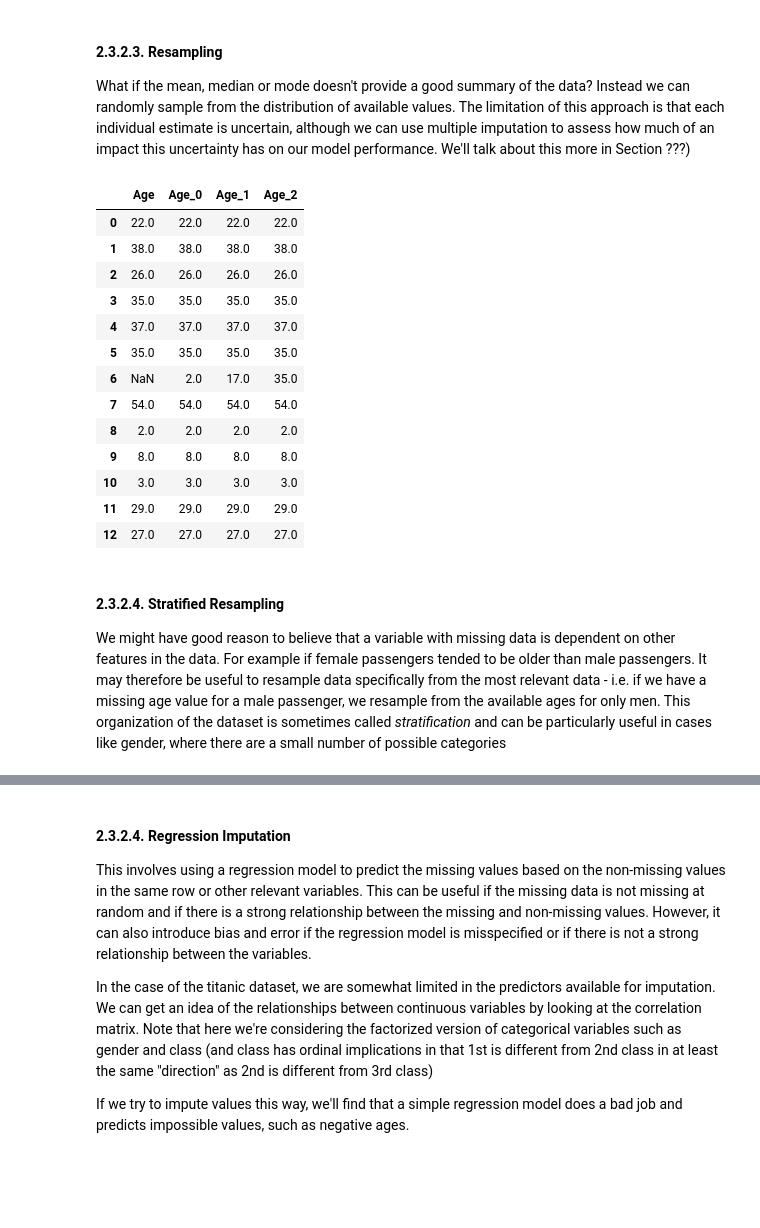
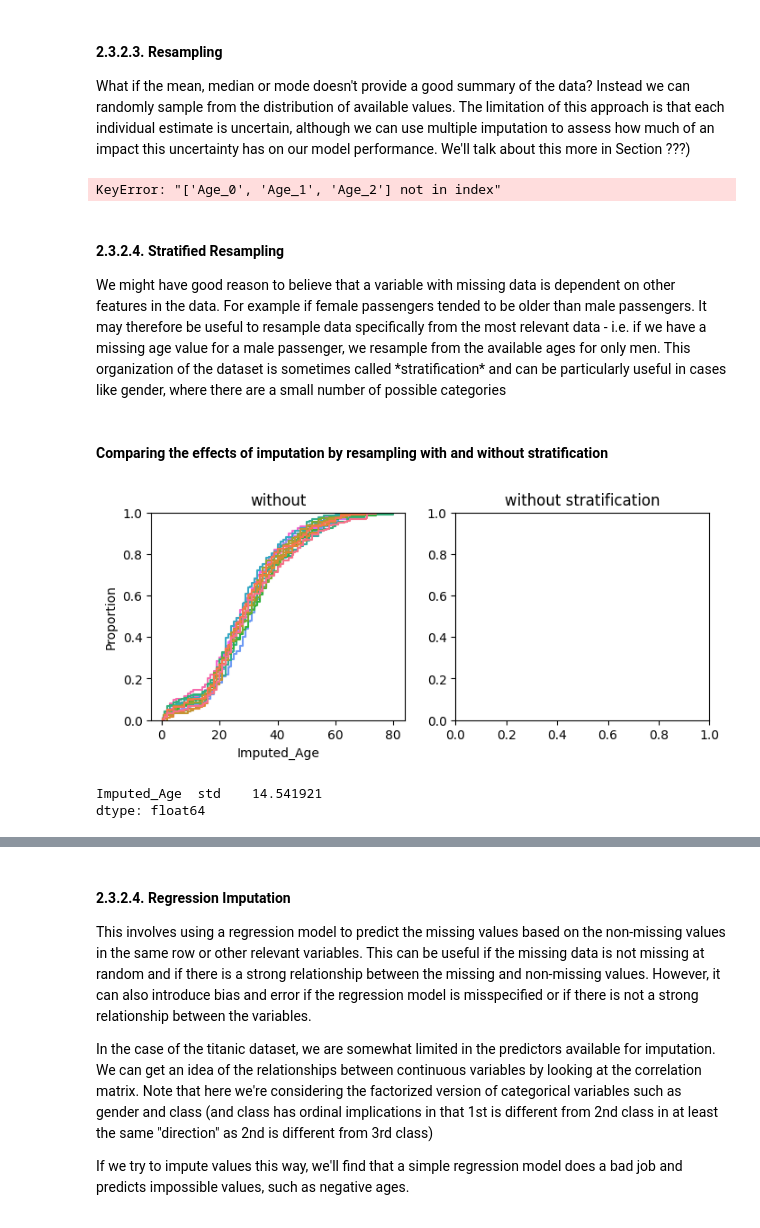
Before and after one commit to stephentown42/ML_examples, a Jupyter notebook: notebooks/titanic/2_imputing_missing_data.ipynb, the cells around one changed output, grey strips where cells are left out. Cells and saved outputs as stored; diff of their text form; code cells hidden in the pictures; blank space fills up the shorter version.

Commit message:
Added imputation by resampling with stratification (working but weird results when running with Section)

```diff
--- a/notebooks/titanic/2_imputing_missing_data.ipynb
+++ b/notebooks/titanic/2_imputing_missing_data.ipynb
@@ -243,7 +243,7 @@ def replace_by_resampling(df:pd.DataFrame, colname:str, n_impute:int=1) -> pd.Da
 
     for impute_count in range(n_impute):
 
-        new_name = f"{colname}_{impute_count}"
+        new_name = f"{colname}_R{impute_count}"
         new_vals = (
             df[colname]
             .dropna()
@@ -259,26 +259,13 @@ def replace_by_resampling(df:pd.DataFrame, colname:str, n_impute:int=1) -> pd.Da
 
     return df
 # %%
-train = replace_by_resampling(train, colname='Age', n_impute=3)
-# test = replace_by_resampling(test, colname='Age')
+train = replace_by_resampling(train, colname='Age', n_impute=20)
+test = replace_by_resampling(test, colname='Age', n_impute=3)
+# %% [output]
+KeyError: "['Age_0', 'Age_1', 'Age_2'] not in index"
-# %%
-train[['Age','Age_0','Age_1','Age_2']].head(13)
-# %% [output]
-|  | Age | Age_0 | Age_1 | Age_2 |
-| 0 | 22.0 | 22.0 | 22.0 | 22.0 |
-| 1 | 38.0 | 38.0 | 38.0 | 38.0 |
-| 2 | 26.0 | 26.0 | 26.0 | 26.0 |
-| 3 | 35.0 | 35.0 | 35.0 | 35.0 |
-| 4 | 37.0 | 37.0 | 37.0 | 37.0 |
-| 5 | 35.0 | 35.0 | 35.0 | 35.0 |
-| 6 | NaN | 2.0 | 17.0 | 35.0 |
-| 7 | 54.0 | 54.0 | 54.0 | 54.0 |
-| 8 | 2.0 | 2.0 | 2.0 | 2.0 |
-| 9 | 8.0 | 8.0 | 8.0 | 8.0 |
-| 10 | 3.0 | 3.0 | 3.0 | 3.0 |
-| 11 | 29.0 | 29.0 | 29.0 | 29.0 |
-| 12 | 27.0 | 27.0 | 27.0 | 27.0 |
 # %% [markdown]
 #### 2.3.2.4. Stratified Resampling
 
+<span style="font-size:14px;font-family: Arial;line-height:1.5">
 We might have good reason to believe that a variable with missing data is dependent on other features in the data. For example if female passengers tended to be older than male passengers. It may therefore be useful to resample data specifically from the most relevant data - i.e. if we have a missing age value for a male passenger, we resample from the available ages for only men. This organization of the dataset is sometimes called *stratification* and can be particularly useful in cases like gender, where there are a small number of possible categories
+</span>
@@ -284,0 +303,50 @@ We might have good reason to believe that a variable with missing data is depend
+# %%
+train = replace_by_stratafied_resampling(train, colname='Age', strata = ['Sex','Pclass'], n_impute=20)
+# %% [markdown]
+#### Comparing the effects of imputation by resampling with and without stratification
+# %%
+import seaborn as sns
+
+def plot_resampled_distributions(df, cols, ax):
+
+    sns.ecdfplot(
+        data = (
+            df
+            .query('Age.isna()')
+            .filter(cols + ['PassengerId'])
+            .melt(id_vars=['PassengerId'], value_name='Imputed_Age', var_name='ImputeIdx')
+        ),
+        x = 'Imputed_Age',
+        hue = 'ImputeIdx',
+        ax = ax,
+        legend = False
+    )
+
+
+import matplotlib.pyplot as plt
+fig, axs = plt.subplots(1, 2, **{'figsize':(8,3)})
+
+resamp_cols = [c for c in train.columns if 'Age_R' in c]
+plot_resampled_distributions(train, resamp_cols, axs[0])
+axs[0].set_title('without')
+
+strat_resamp_cols = [c for c in train.columns if 'Age_S' in c]
+plot_resampled_distributions(train, strat_resamp_cols, axs[1])
+axs[1].set_title('without stratification')
+
+plt.show()
+# %% [output]
+[figure, added]
+# %%
+(
+    train
+    .query('Age.isna()')
+    .filter(resamp_cols + ['PassengerId'])
+    .melt(id_vars=['PassengerId'], value_name='Imputed_Age', var_name='ImputeIdx')
+    .groupby('ImputeIdx')
+    .agg({'Imputed_Age':['std']})
+    .mean()
+)
+# %% [output]
+Imputed_Age  std    14.541921
+dtype: float64
```
Also changed, not shown: parts of 2 cells of this notebook.
